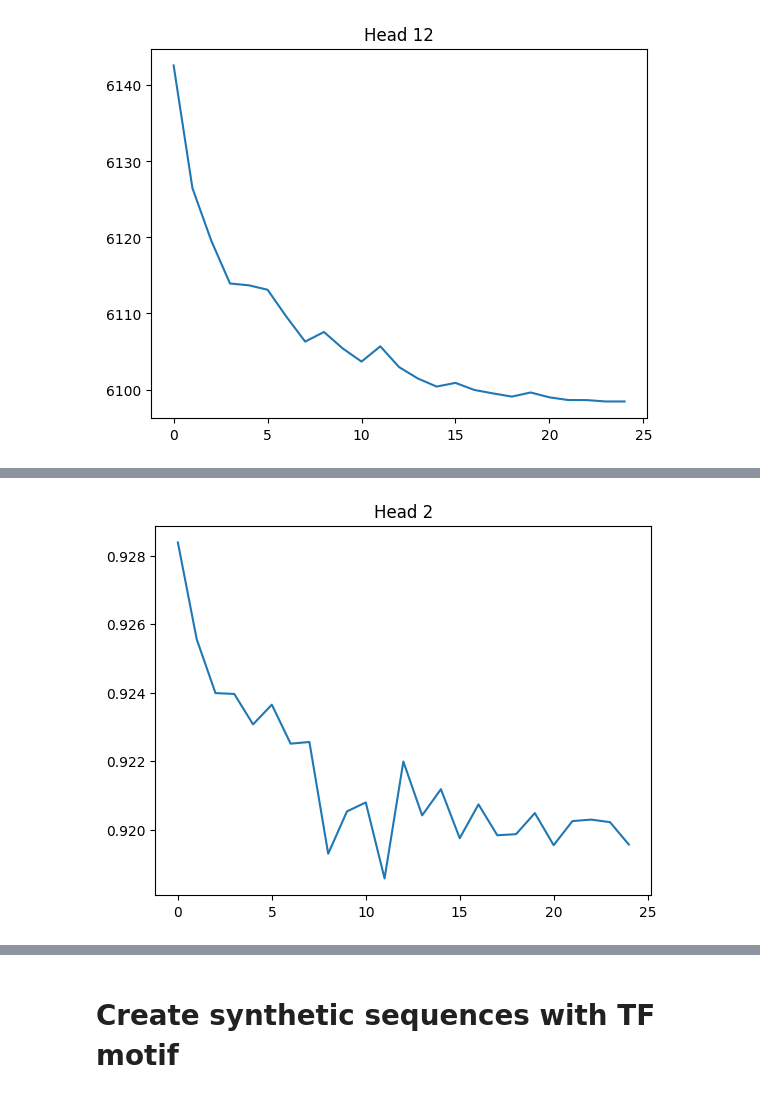
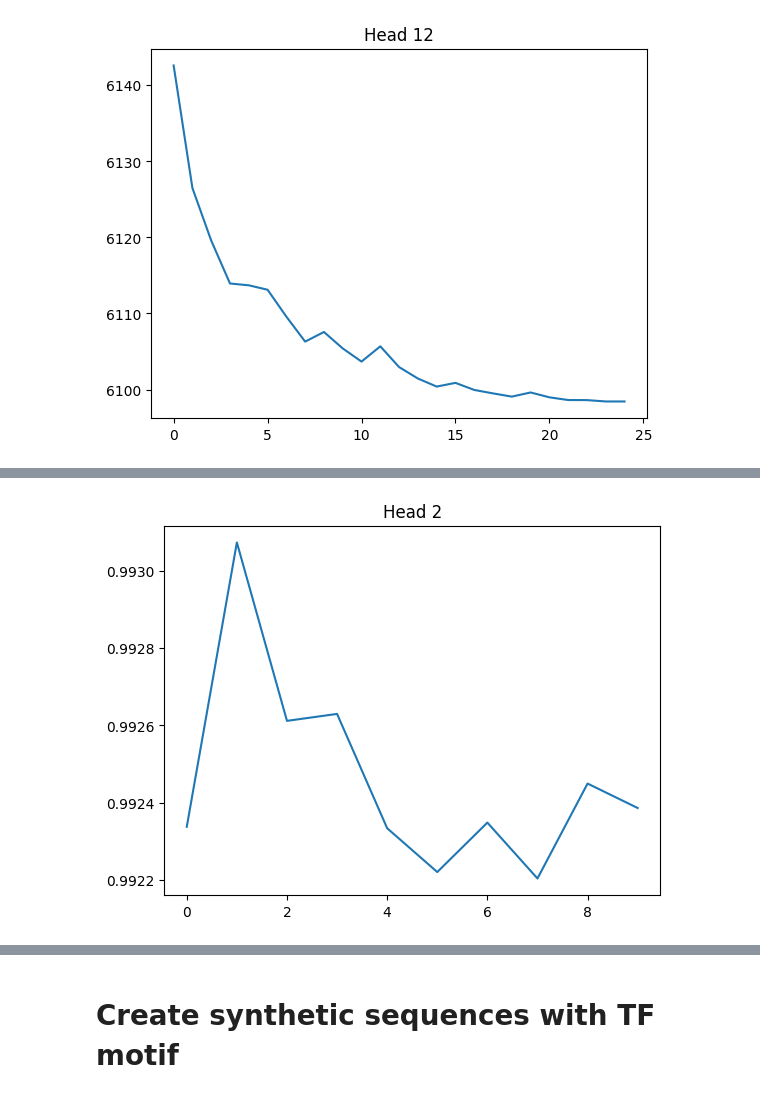
Before and after one commit to alexiaDorm/master-thesis, a Jupyter notebook: src/interpretation_models.ipynb, the cells around one changed output, grey strips where cells are left out. Saved outputs shown, nothing was run; the diff lists cells and outputs as text; code cells hidden in the pictures.

```diff
--- a/src/interpretation_models.ipynb
+++ b/src/interpretation_models.ipynb
@@ -44,7 +42,7 @@ class CPU_Unpickler(pickle.Unpickler):
         else:
             return super().find_class(module, name)
 
-with open('../results/insertion/KLD_train_KLD_1e-3.pkl', 'rb') as file:
+with open('../new/train_KLD_1e-3.pkl', 'rb') as file:
     loss = CPU_Unpickler(file).load()
 
 loss = torch.stack(loss, dim=1)
@@ -71,5 +60,5 @@ for i in range(0,loss.shape[0]):
 # %%
-with open('../results/insertion/KLD_test_KLD_1e-3.pkl', 'rb') as file:
+with open('../new/test_KLD_1e-3.pkl', 'rb') as file:
     loss = CPU_Unpickler(file).load()
 
 loss = torch.stack(loss, dim=1)
@@ -119,7 +99,7 @@ for i in range(0,loss.shape[0]):
 [figure]
 [figure]
 # %%
-with open('../results/insertion/KLD_corr_1e-3.pkl', 'rb') as file:
+with open('../new/corr_1e-3.pkl', 'rb') as file:
     loss = CPU_Unpickler(file).load()
 
 loss = torch.stack(loss, dim=1)
@@ -146,5 +117,5 @@ for i in range(0,loss.shape[0]):
 # %%
-with open('../results/insertion/MNLL_jsd_1e-3.pkl', 'rb') as file:
+with open('../new/jsd_1e-3.pkl', 'rb') as file:
     loss = CPU_Unpickler(file).load()
 
 loss = torch.stack(loss, dim=1)
@@ -160 +131 @@ for i in range(0,loss.shape[0]):
-[figure, old version]
+[figure, new version]
```
Also changed, not shown: parts of 21 cells of this notebook, 3 other files.
